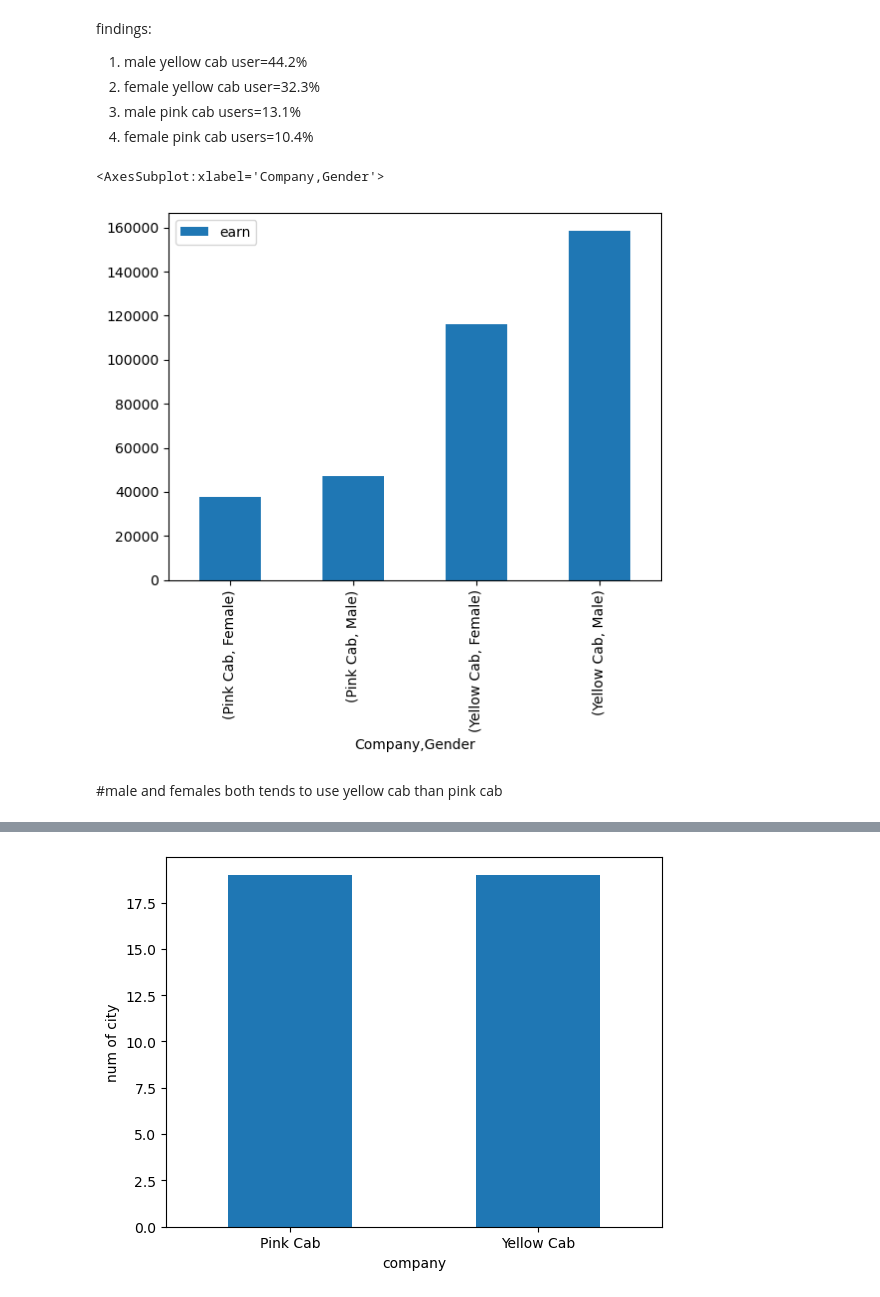
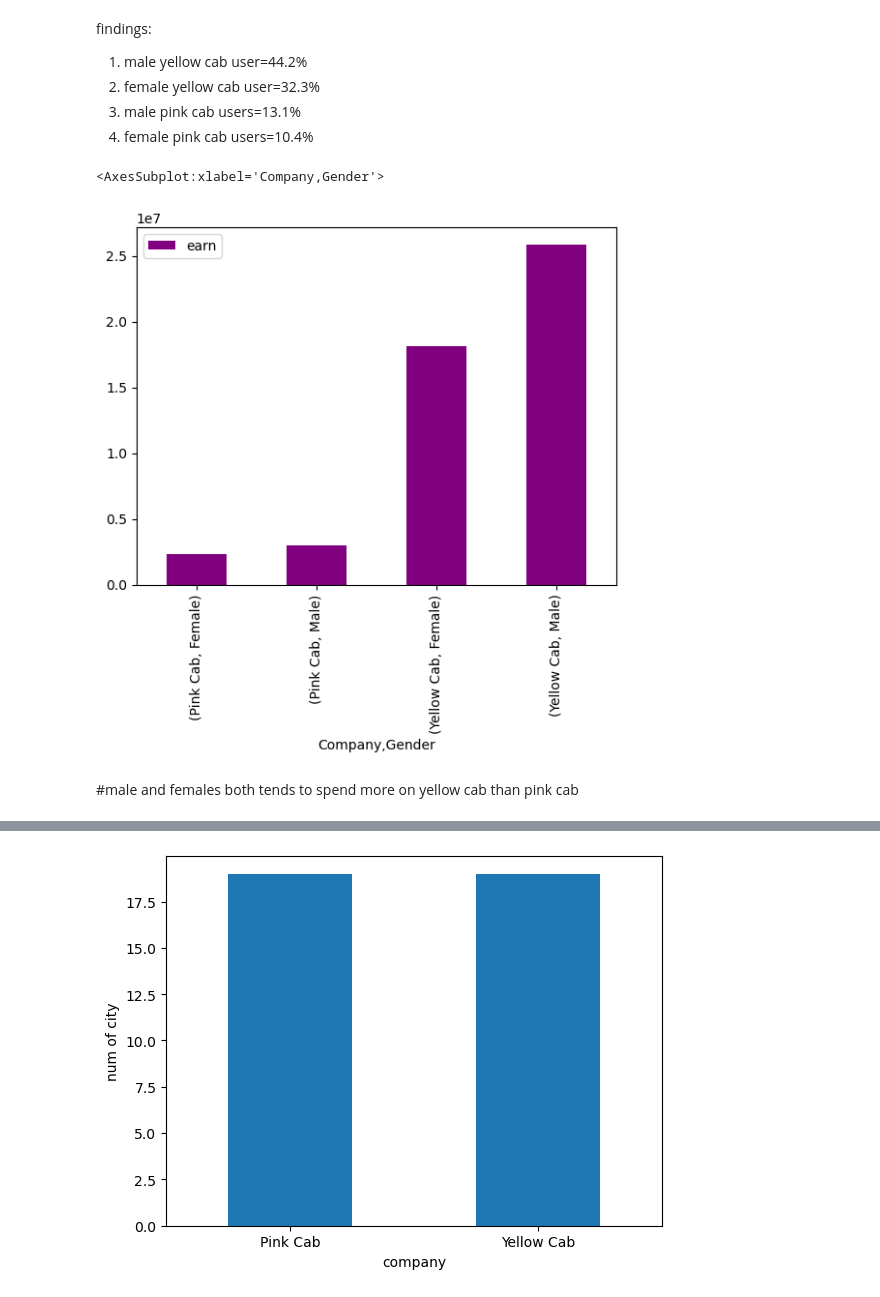
Before and after one commit to AN-SAFAWAT/EDA-Cab_Invenstment-with-ML, a Jupyter notebook: City_cab_data_analysis.ipynb, the cells around one changed output, grey strips where cells are left out. Saved outputs shown, nothing was run; the diff lists cells and outputs as text; code cells hidden in the pictures.

```diff
--- a/City_cab_data_analysis.ipynb
+++ b/City_cab_data_analysis.ipynb
@@ -457,8 +460,8 @@ profit_per=overall_data[['Company','earn','Gender']]
 # %%
-profit_per.groupby(['Company','Gender']).count().plot(kind='bar')
+profit_per.groupby(['Company','Gender'],).sum().plot(kind='bar', color = ['purple'],)
 # %% [output]
 <AxesSubplot:xlabel='Company,Gender'>
-[figure, old version]
+[figure, new version]
 # %% [markdown]
-#male and females both tends to use yellow cab than pink cab
+#male and females both tends to spend more on yellow cab than pink cab
 # %%
```
Also changed, not shown: parts of 12 cells of this notebook.
